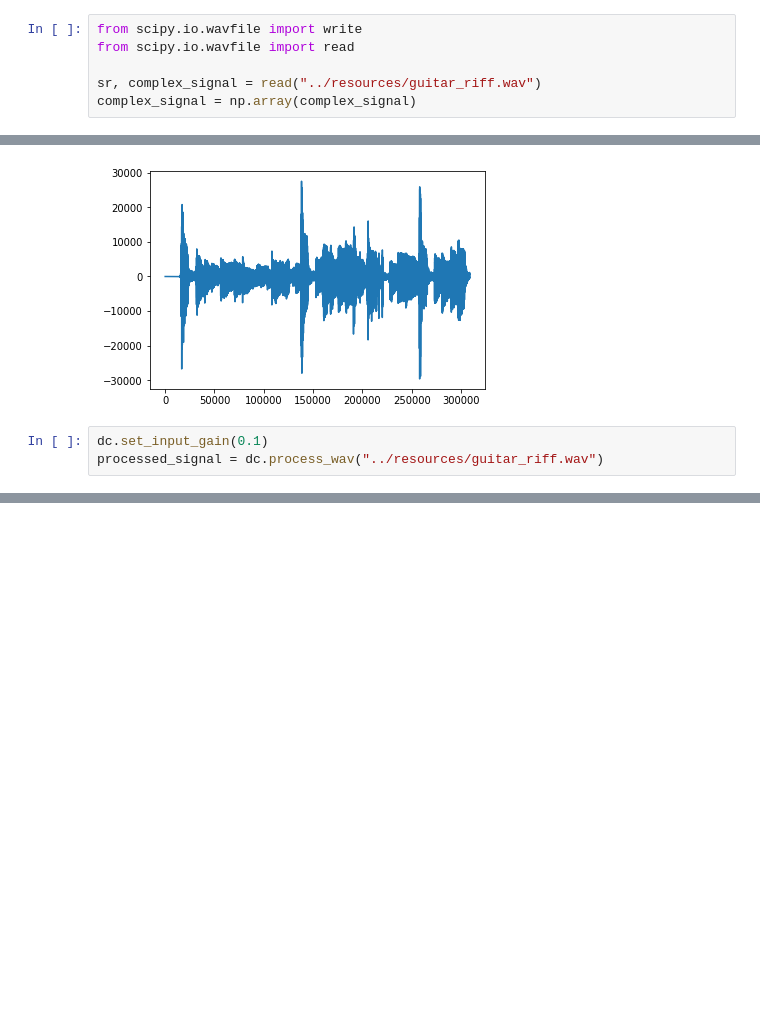
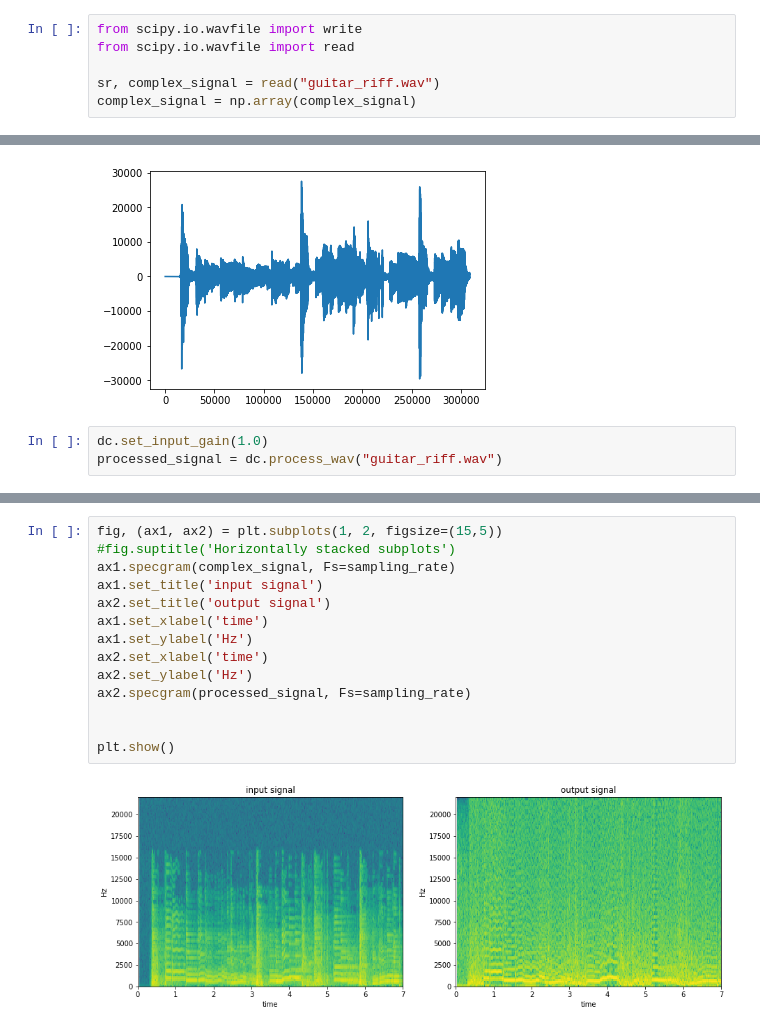
Before and after one commit to Paucobacho/Diode-Clipper, a Jupyter notebook: notebooks/wdf testing.ipynb, the cells around one changed output, grey strips where cells are left out. Cells and saved outputs as stored; diff of their text form; blank space fills up the shorter version.

```diff
--- a/notebooks/wdf testing.ipynb
+++ b/notebooks/wdf testing.ipynb
@@ -102,7 +102,7 @@ IPython.display.Audio("../resources/guitar_riff.wav")
 from scipy.io.wavfile import write
 from scipy.io.wavfile import read
 
-sr, complex_signal = read("../resources/guitar_riff.wav")
+sr, complex_signal = read("guitar_riff.wav")
 complex_signal = np.array(complex_signal)
 # %%
 plt.plot(complex_signal)
@@ -110,6 +110,6 @@ plt.show()
 # %% [output]
 [figure]
 # %%
-dc.set_input_gain(0.1)
-processed_signal = dc.process_wav("../resources/guitar_riff.wav")
+dc.set_input_gain(1.0)
+processed_signal = dc.process_wav("guitar_riff.wav")
 # %%
@@ -117,3 +116,19 @@ processed_signal = dc.process_wav("../resources/guitar_riff.wav")
 IPython.display.display(IPython.display.Audio(data=processed_signal, rate=SR))
 # %% [output]
 [interactive output not drawn]
+# %%
+fig, (ax1, ax2) = plt.subplots(1, 2, figsize=(15,5))
+#fig.suptitle('Horizontally stacked subplots')
+ax1.specgram(complex_signal, Fs=sampling_rate)
+ax1.set_title('input signal')
+ax2.set_title('output signal')
+ax1.set_xlabel('time')
+ax1.set_ylabel('Hz')
+ax2.set_xlabel('time')
+ax2.set_ylabel('Hz')
+ax2.specgram(processed_signal, Fs=sampling_rate)
+
+
+plt.show()
+# %% [output]
+[figure, added]
```
Also changed, not shown: parts of 9 cells of this notebook.
